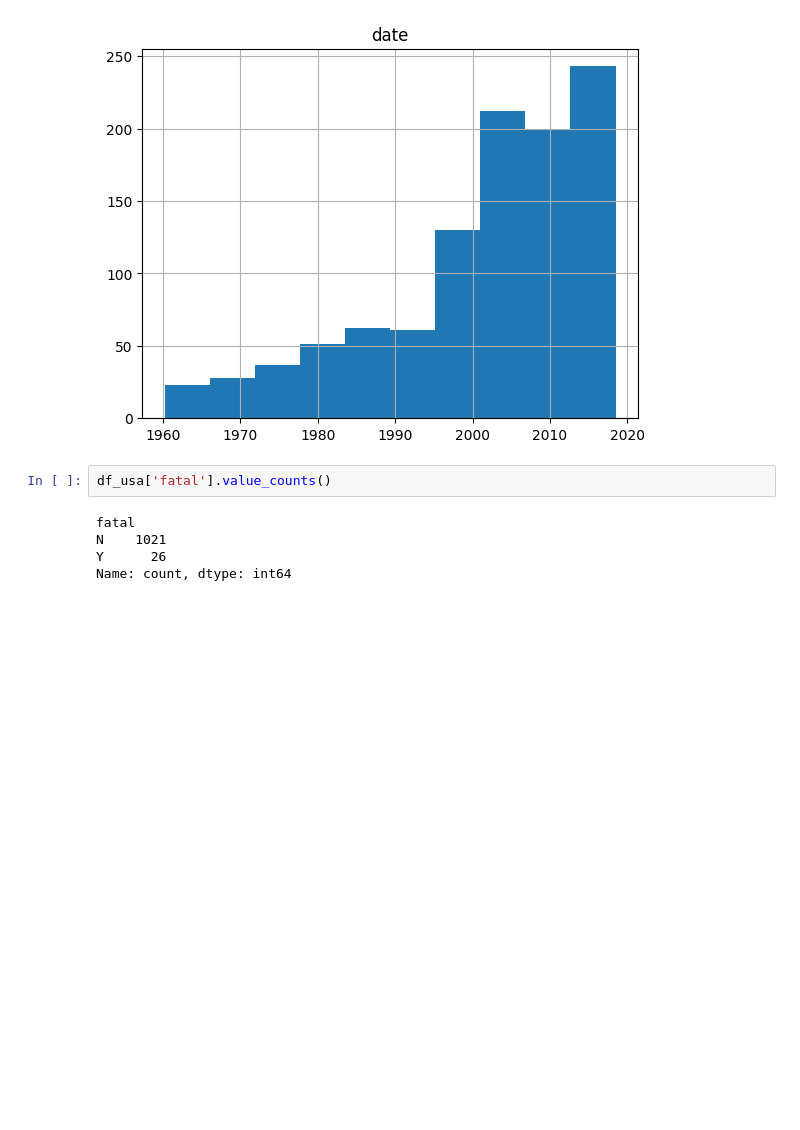
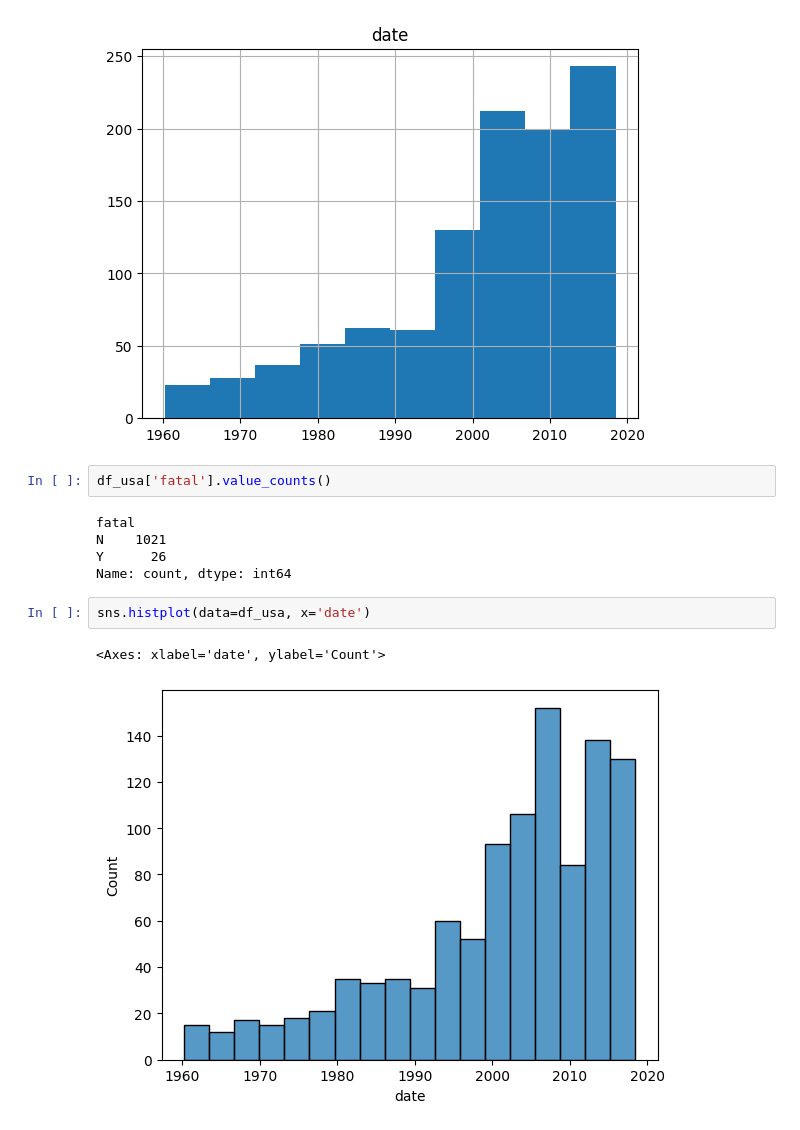
Before and after one commit to inesmarina8/proyect1_shark_attack, a Jupyter notebook: sharks_project_2.ipynb, the cells around one changed output. Saved outputs shown, nothing was run; the diff lists cells and outputs as text; blank space fills up the shorter version.

```diff
--- a/sharks_project_2.ipynb
+++ b/sharks_project_2.ipynb
@@ -1066,3 +1066,8 @@ fatal
 N    1021
 Y      26
 Name: count, dtype: int64
+# %%
+sns.histplot(data=df_usa, x='date')
+# %% [output]
+<Axes: xlabel='date', ylabel='Count'>
+[figure, added]
```
Also changed, not shown: parts of 1 cell of this notebook, 1 other file.
